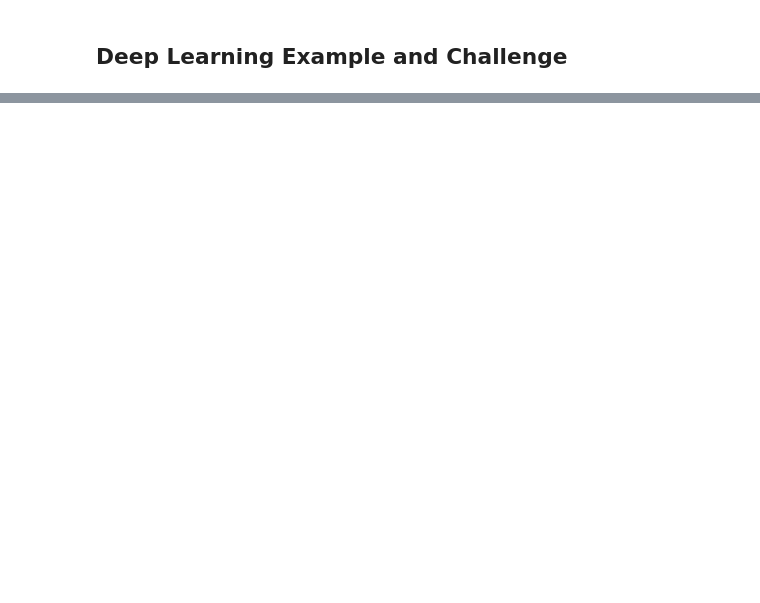
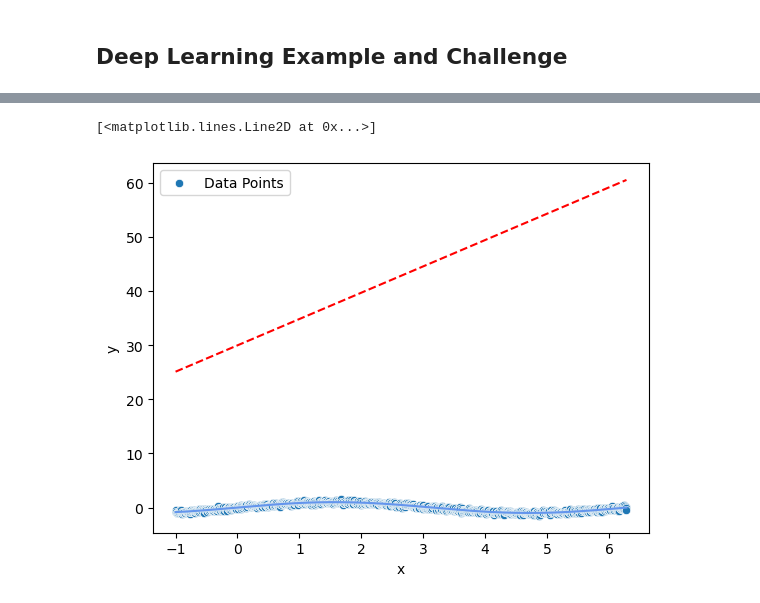
Before and after one commit to haylee360/EDS232-labs, a Jupyter notebook: Week10/in-class-deep-learning.ipynb, the cells around one changed output, grey strips where cells are left out. Saved outputs shown, nothing was run; the diff lists cells and outputs as text; code cells hidden in the pictures; blank space fills up the shorter version.

```diff
--- a/Week10/in-class-deep-learning.ipynb
+++ b/Week10/in-class-deep-learning.ipynb
@@ -86,0 +108,7 @@ df_sine['pred'] = model.predict(df_sine[['x']]).flatten()  # Convert predictions
+# %%
+sns.scatterplot(x=df_sine['x'], y=df_sine['y'], label='Data Points')
+plt.plot(df_sine['x'], np.sin(df_sine['x']), color='cornflowerblue', label='True function')
+plt.plot(df_sine['x'], df_sine['pred'], linestyle='dashed', color='red', label='Model prediction')
+# %% [output]
+[<matplotlib.lines.Line2D at 0x...>]
+[figure, added]
```
Also changed, not shown: parts of 12 cells of this notebook.
